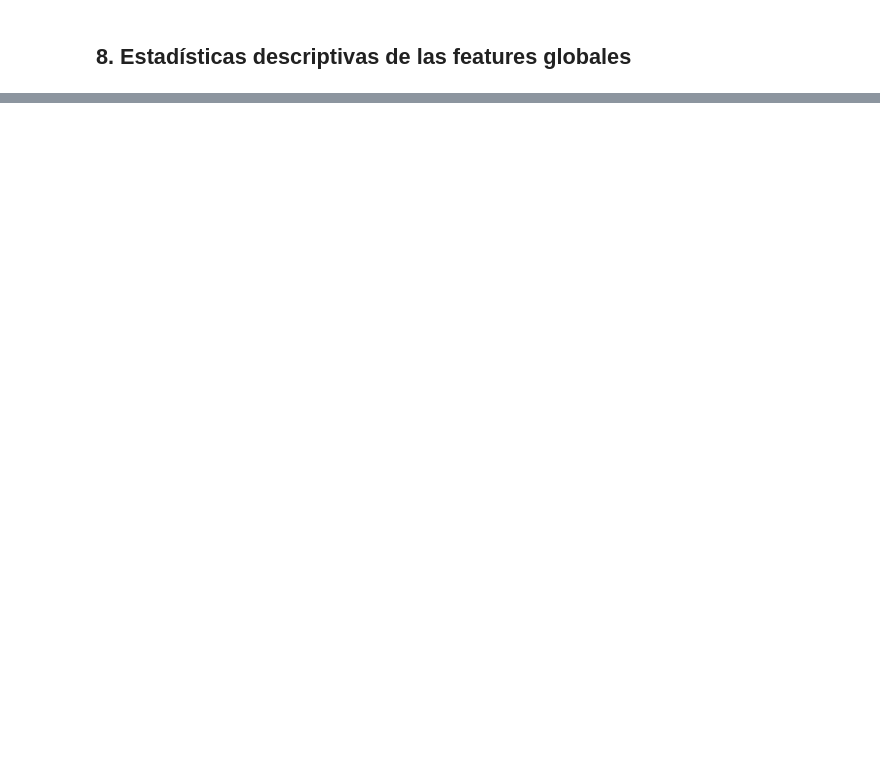
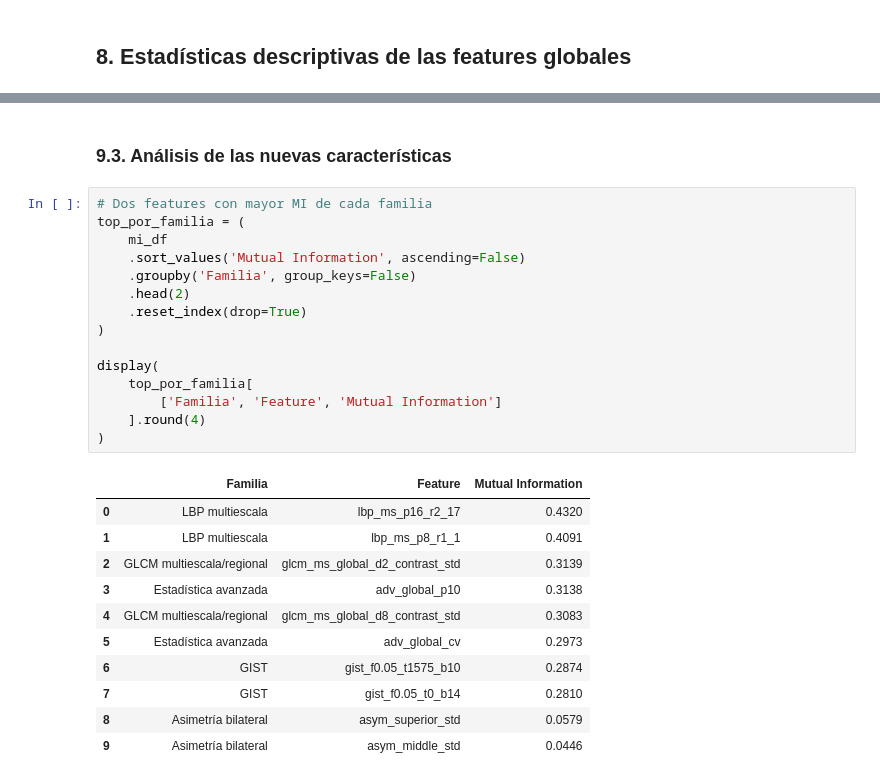
Before and after one commit to KevEstr/CAD_TBX11K, a Jupyter notebook: notebooks/05_Extraccion_Caracteristicas.ipynb, the cells around one changed output, grey strips where cells are left out. Drawn from its saved outputs; the diff is of its cells as text; blank space fills up the shorter version.

```diff
--- a/notebooks/05_Extraccion_Caracteristicas.ipynb
+++ b/notebooks/05_Extraccion_Caracteristicas.ipynb
@@ -332,0 +611,29 @@ tb      127.551 ± 4.268    59.7 ± 2.089  254.922 ± 0.268  5.396 ± 0.071
+# %% [markdown]
+### 9.3. Análisis de las nuevas características
+# %%
+# Dos features con mayor MI de cada familia
+top_por_familia = (
+    mi_df
+    .sort_values('Mutual Information', ascending=False)
+    .groupby('Familia', group_keys=False)
+    .head(2)
+    .reset_index(drop=True)
+)
+
+display(
+    top_por_familia[
+        ['Familia', 'Feature', 'Mutual Information']
+    ].round(4)
+)
+# %% [output]
+|  | Familia | Feature | Mutual Information |
+| 0 | LBP multiescala | lbp_ms_p16_r2_17 | 0.4320 |
+| 1 | LBP multiescala | lbp_ms_p8_r1_1 | 0.4091 |
+| 2 | GLCM multiescala/regional | glcm_ms_global_d2_contrast_std | 0.3139 |
+| 3 | Estadística avanzada | adv_global_p10 | 0.3138 |
+| 4 | GLCM multiescala/regional | glcm_ms_global_d8_contrast_std | 0.3083 |
+| 5 | Estadística avanzada | adv_global_cv | 0.2973 |
+| 6 | GIST | gist_f0.05_t1575_b10 | 0.2874 |
+| 7 | GIST | gist_f0.05_t0_b14 | 0.2810 |
+| 8 | Asimetría bilateral | asym_superior_std | 0.0579 |
+| 9 | Asimetría bilateral | asym_middle_std | 0.0446 |
```
Also changed, not shown: parts of 29 cells of this notebook.
